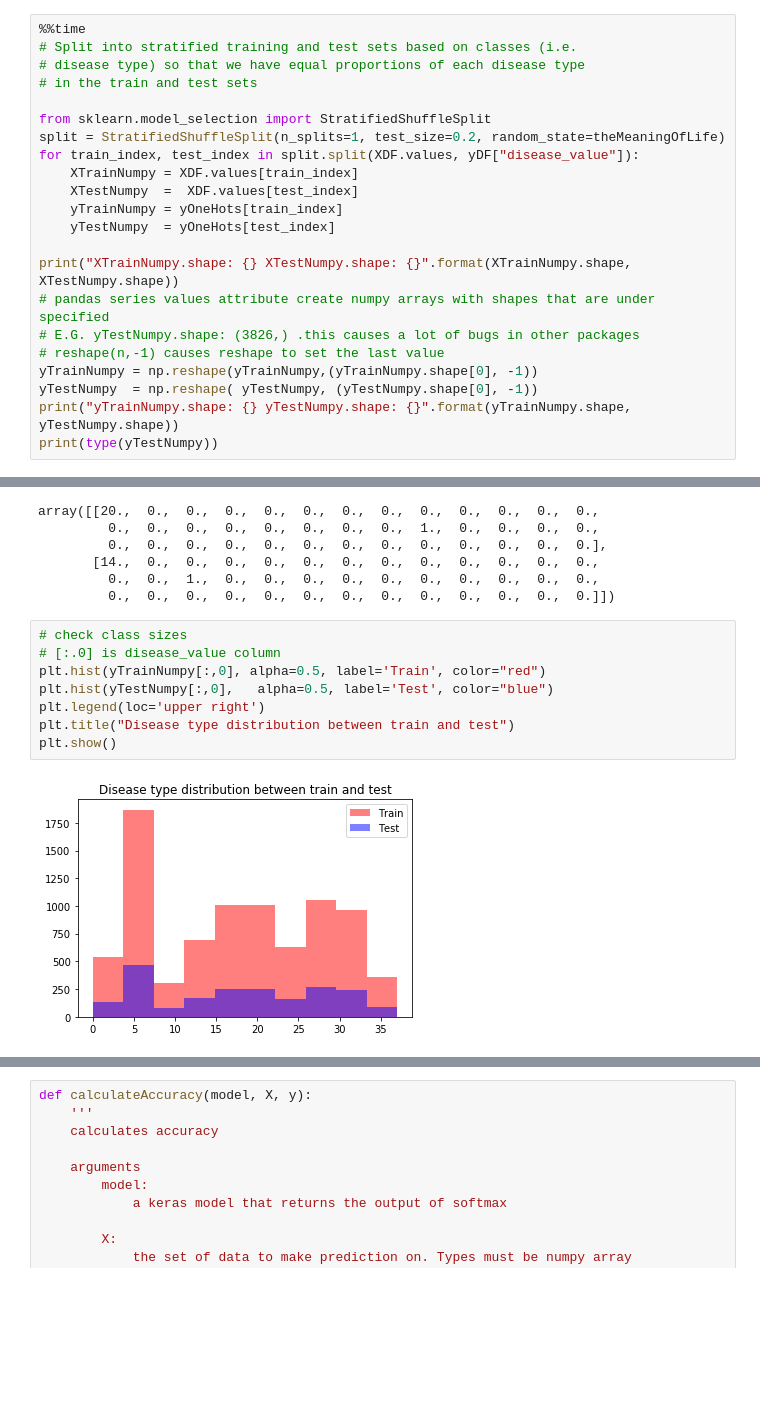
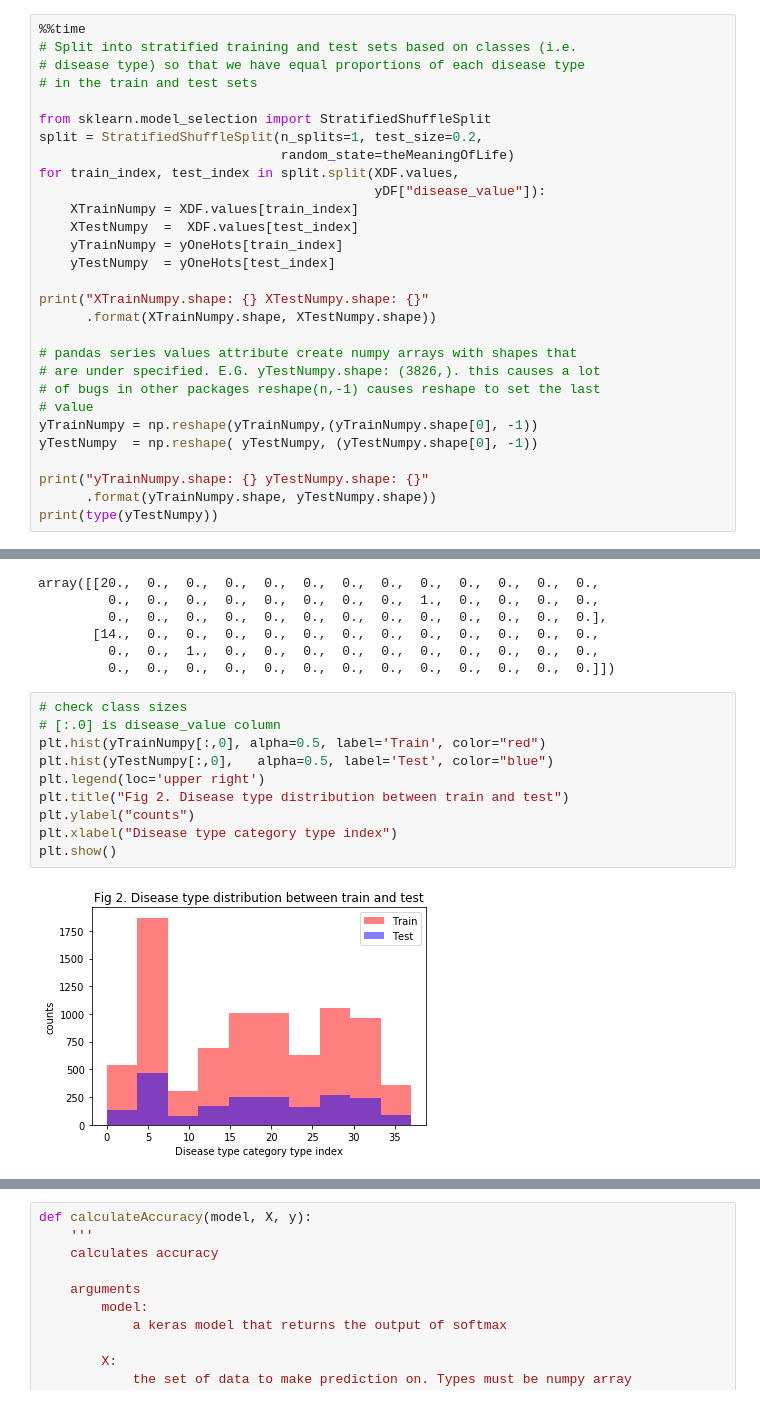
Before and after one commit to AEDWIP/BME-230a, a Jupyter notebook: diseaseTypeClassifier.ipynb, the cells around one changed output, grey strips where cells are left out. Saved outputs shown, nothing was run; the diff lists cells and outputs as text; blank space fills up the shorter version.

```diff
--- a/diseaseTypeClassifier.ipynb
+++ b/diseaseTypeClassifier.ipynb
@@ -263,20 +260,27 @@ yOneHots.shape:(10530, 39)
 # in the train and test sets
 
 from sklearn.model_selection import StratifiedShuffleSplit
-split = StratifiedShuffleSplit(n_splits=1, test_size=0.2, random_state=theMeaningOfLife)
-for train_index, test_index in split.split(XDF.values, yDF["disease_value"]):
+split = StratifiedShuffleSplit(n_splits=1, test_size=0.2,
+                               random_state=theMeaningOfLife)
+for train_index, test_index in split.split(XDF.values,
+                                           yDF["disease_value"]):
     XTrainNumpy = XDF.values[train_index]
     XTestNumpy  =  XDF.values[test_index]
     yTrainNumpy = yOneHots[train_index]
     yTestNumpy  = yOneHots[test_index]
 
-print("XTrainNumpy.shape: {} XTestNumpy.shape: {}".format(XTrainNumpy.shape, XTestNumpy.shape))
-# pandas series values attribute create numpy arrays with shapes that are under specified
-# E.G. yTestNumpy.shape: (3826,) .this causes a lot of bugs in other packages
-# reshape(n,-1) causes reshape to set the last value
+print("XTrainNumpy.shape: {} XTestNumpy.shape: {}"
+      .format(XTrainNumpy.shape, XTestNumpy.shape))
+
+# pandas series values attribute create numpy arrays with shapes that
+# are under specified. E.G. yTestNumpy.shape: (3826,). this causes a lot
+# of bugs in other packages reshape(n,-1) causes reshape to set the last
+# value
 yTrainNumpy = np.reshape(yTrainNumpy,(yTrainNumpy.shape[0], -1))
 yTestNumpy  = np.reshape( yTestNumpy, (yTestNumpy.shape[0], -1))
-print("yTrainNumpy.shape: {} yTestNumpy.shape: {}".format(yTrainNumpy.shape, yTestNumpy.shape))
+
+print("yTrainNumpy.shape: {} yTestNumpy.shape: {}"
+      .format(yTrainNumpy.shape, yTestNumpy.shape))
 print(type(yTestNumpy))
 # %% [output]
 XTrainNumpy.shape: (8424, 58581) XTestNumpy.shape: (2106, 58581)
@@ -298,11 +302,13 @@ array([[20.,  0.,  0.,  0.,  0.,  0.,  0.,  0.,  0.,  0.,  0.,  0.,  0.,
 # %%
 # check class sizes
 # [:.0] is disease_value column
 plt.hist(yTrainNumpy[:,0], alpha=0.5, label='Train', color="red")
 plt.hist(yTestNumpy[:,0],   alpha=0.5, label='Test', color="blue")
 plt.legend(loc='upper right')
-plt.title("Disease type distribution between train and test")
+plt.title("Fig 2. Disease type distribution between train and test")
+plt.ylabel("counts")
+plt.xlabel("Disease type category type index")
 plt.show()
 # %% [output]
-[figure, old version]
+[figure, new version]
 # %% [markdown]
```
Also changed, not shown: parts of 11 cells of this notebook, 2 other files.
